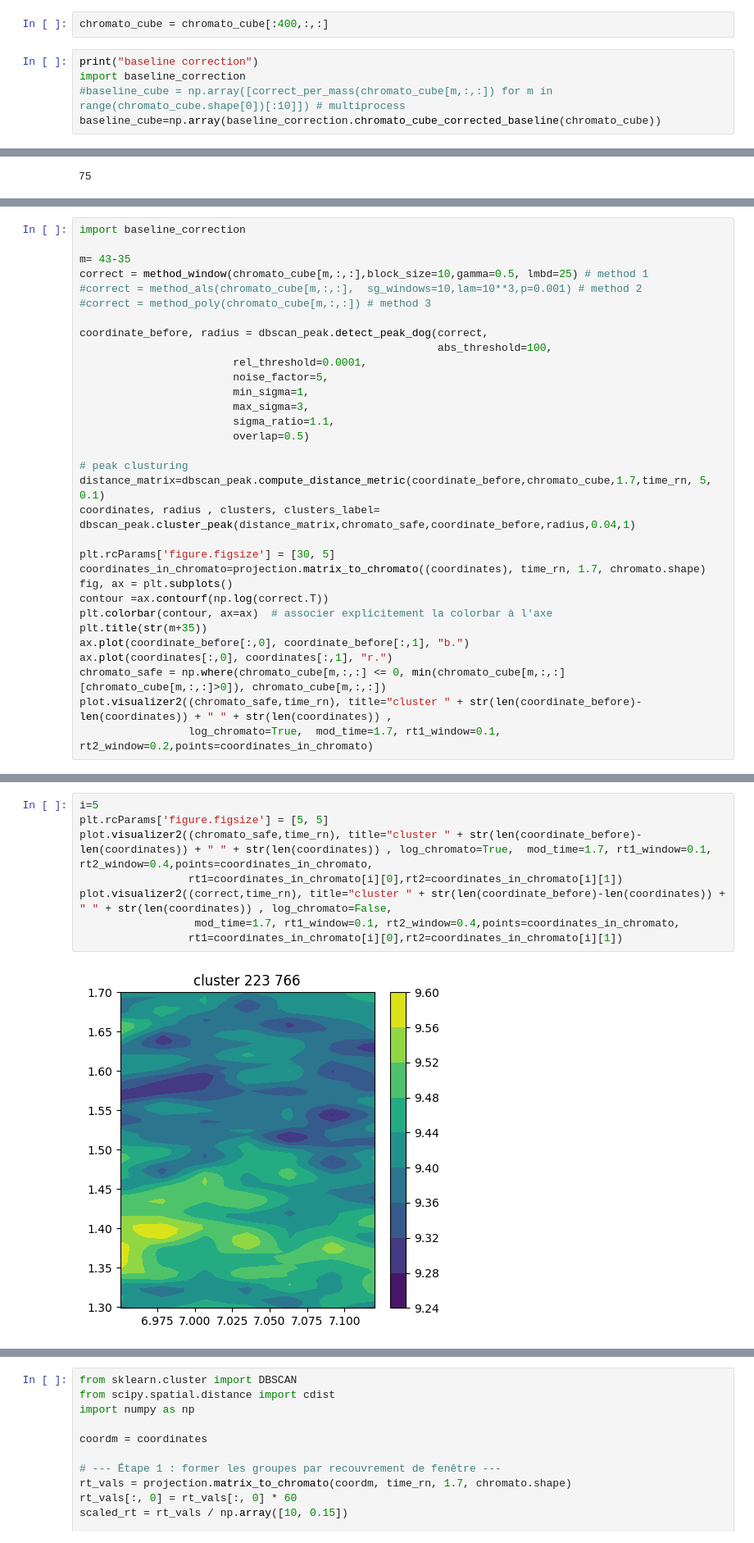
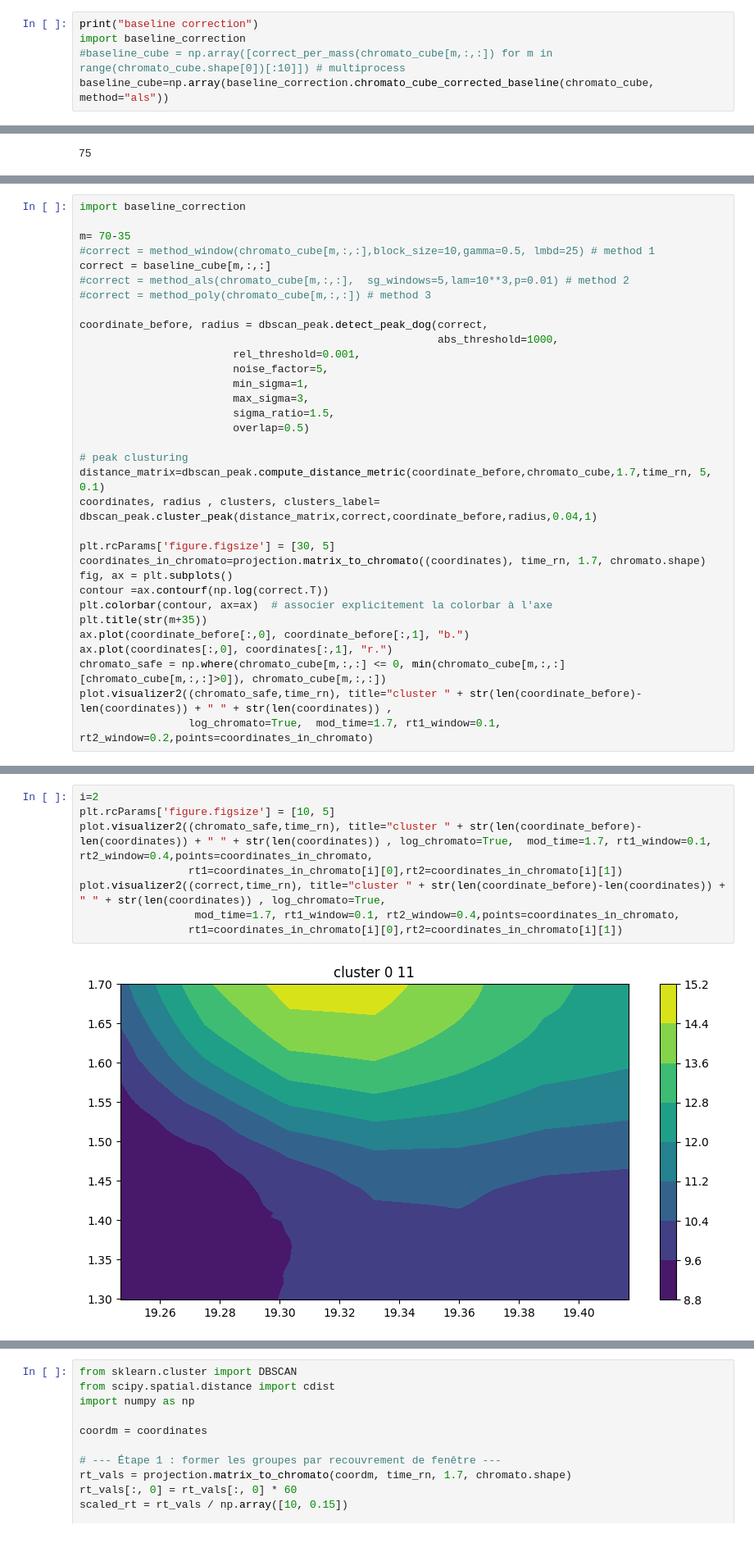
Before and after one commit to Lollith/Python-2DGC-Alignment, a Jupyter notebook: notebooks/deconvolution.ipynb, the cells around one changed output, grey strips where cells are left out. Shown at 82% size. Saved outputs shown, nothing was run; the diff lists cells and outputs as text.

```diff
--- a/notebooks/deconvolution.ipynb
+++ b/notebooks/deconvolution.ipynb
@@ -50,10 +60,8 @@ full spectra computed 63.27072739601135 s
-# %%
-chromato_cube = chromato_cube[:400,:,:]
 # %%
 print("baseline correction")
 import baseline_correction
 #baseline_cube = np.array([correct_per_mass(chromato_cube[m,:,:]) for m in range(chromato_cube.shape[0])[:10]]) # multiprocess
-baseline_cube=np.array(baseline_correction.chromato_cube_corrected_baseline(chromato_cube))
+baseline_cube=np.array(baseline_correction.chromato_cube_corrected_baseline(chromato_cube, method="als"))
 # %% [output]
 baseline correction
 # %%
@@ -443,23 +478,24 @@ def method_test(chromato, order=3, lamb=0.5):
 # %%
 import baseline_correction
 
-m= 43-35
-correct = method_window(chromato_cube[m,:,:],block_size=10,gamma=0.5, lmbd=25) # method 1
-#correct = method_als(chromato_cube[m,:,:],  sg_windows=10,lam=10**3,p=0.001) # method 2
+m= 70-35
+#correct = method_window(chromato_cube[m,:,:],block_size=10,gamma=0.5, lmbd=25) # method 1
+correct = baseline_cube[m,:,:]
+#correct = method_als(chromato_cube[m,:,:],  sg_windows=5,lam=10**3,p=0.01) # method 2
 #correct = method_poly(chromato_cube[m,:,:]) # method 3
 
 coordinate_before, radius = dbscan_peak.detect_peak_dog(correct,
-                                                        abs_threshold=100,
-                        rel_threshold=0.0001,
+                                                        abs_threshold=1000,
+                        rel_threshold=0.001,
                         noise_factor=5,
                         min_sigma=1,
                         max_sigma=3,
-                        sigma_ratio=1.1,
+                        sigma_ratio=1.5,
                         overlap=0.5)
 
 # peak clusturing
 distance_matrix=dbscan_peak.compute_distance_metric(coordinate_before,chromato_cube,1.7,time_rn, 5, 0.1)
-coordinates, radius , clusters, clusters_label= dbscan_peak.cluster_peak(distance_matrix,chromato_safe,coordinate_before,radius,0.04,1)
+coordinates, radius , clusters, clusters_label= dbscan_peak.cluster_peak(distance_matrix,correct,coordinate_before,radius,0.04,1)
 
 plt.rcParams['figure.figsize'] = [30, 5]
 coordinates_in_chromato=projection.matrix_to_chromato((coordinates), time_rn, 1.7, chromato.shape)
@@ -478,10 +532,10 @@ plot.visualizer2((chromato_safe,time_rn), title="cluster " + str(len(coordinate_
 # %%
-i=5
-plt.rcParams['figure.figsize'] = [5, 5]
+i=2
+plt.rcParams['figure.figsize'] = [10, 5]
 plot.visualizer2((chromato_safe,time_rn), title="cluster " + str(len(coordinate_before)-len(coordinates)) + " " + str(len(coordinates)) , log_chromato=True,  mod_time=1.7, rt1_window=0.1, rt2_window=0.4,points=coordinates_in_chromato,
                  rt1=coordinates_in_chromato[i][0],rt2=coordinates_in_chromato[i][1])
-plot.visualizer2((correct,time_rn), title="cluster " + str(len(coordinate_before)-len(coordinates)) + " " + str(len(coordinates)) , log_chromato=False,
+plot.visualizer2((correct,time_rn), title="cluster " + str(len(coordinate_before)-len(coordinates)) + " " + str(len(coordinates)) , log_chromato=True,
                   mod_time=1.7, rt1_window=0.1, rt2_window=0.4,points=coordinates_in_chromato,
                  rt1=coordinates_in_chromato[i][0],rt2=coordinates_in_chromato[i][1])
 # %% [output]
-[figure, old version]
+[figure, new version]
```
Also changed, not shown: parts of 29 cells of this notebook, 5 other files.
